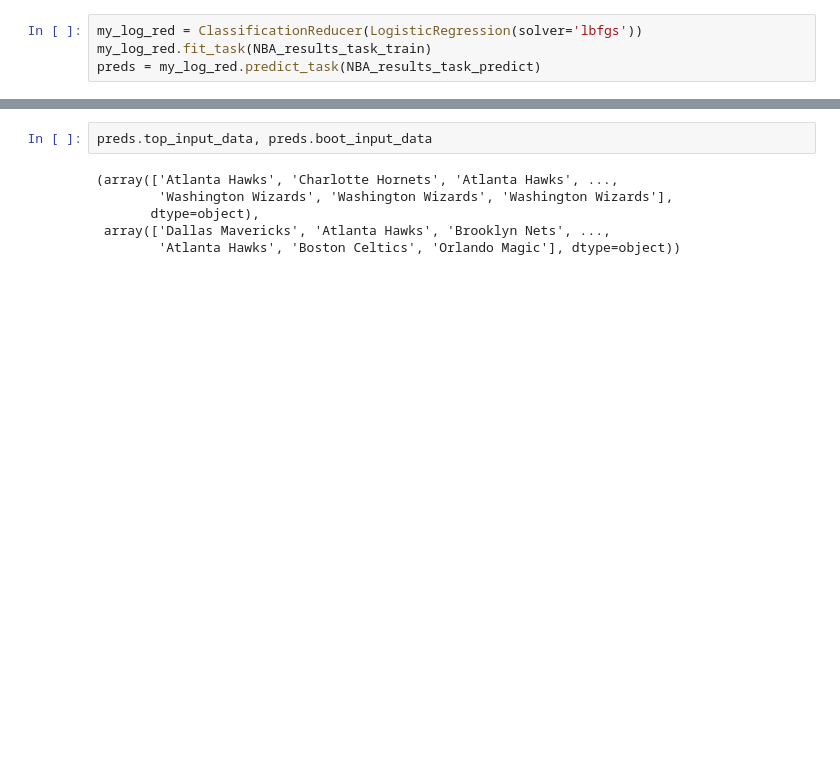
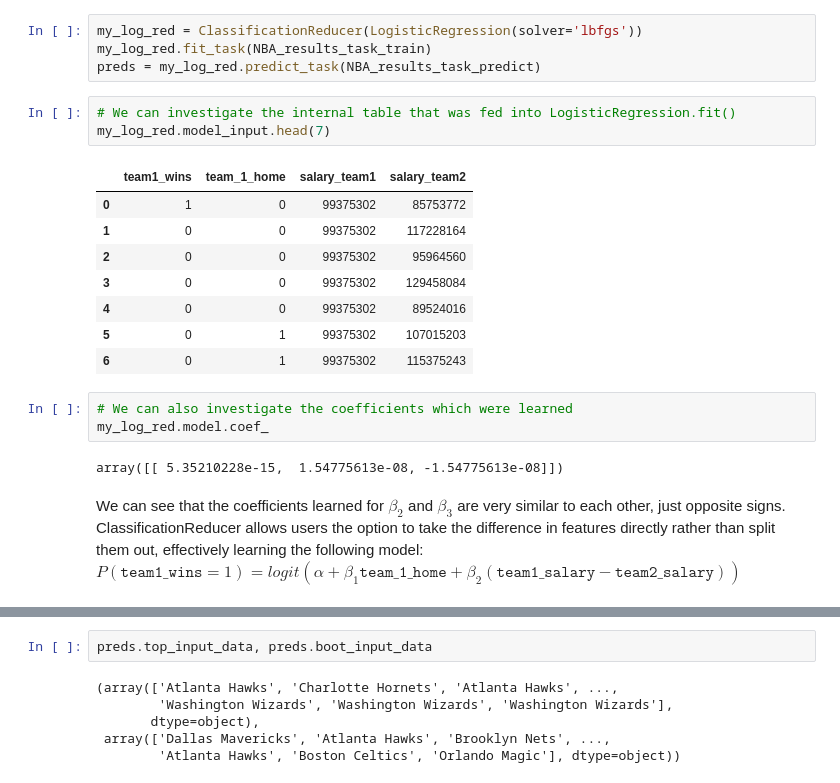
Before and after one commit to skpref/skpref, a Jupyter notebook: source/example_using_sports_data.ipynb, the cells around one changed output, grey strips where cells are left out. Drawn from its saved outputs; the diff is of its cells as text; blank space fills up the shorter version.

```diff
--- a/source/example_using_sports_data.ipynb
+++ b/source/example_using_sports_data.ipynb
@@ -284,3 +297,23 @@ NBA_results_task_predict = PairwiseComparisonTask(
 my_log_red = ClassificationReducer(LogisticRegression(solver='lbfgs'))
 my_log_red.fit_task(NBA_results_task_train)
 preds = my_log_red.predict_task(NBA_results_task_predict)
+# %%
+# We can investigate the internal table that was fed into LogisticRegression.fit()
+my_log_red.model_input.head(7)
+# %% [output]
+|  | team1_wins | team_1_home | salary_team1 | salary_team2 |
+| 0 | 1 | 0 | 99375302 | 85753772 |
+| 1 | 0 | 0 | 99375302 | 117228164 |
+| 2 | 0 | 0 | 99375302 | 95964560 |
+| 3 | 0 | 0 | 99375302 | 129458084 |
+| 4 | 0 | 0 | 99375302 | 89524016 |
+| 5 | 0 | 1 | 99375302 | 107015203 |
+| 6 | 0 | 1 | 99375302 | 115375243 |
+# %%
+# We can also investigate the coefficients which were learned
+my_log_red.model.coef_
+# %% [output]
+array([[ 5.35210228e-15,  1.54775613e-08, -1.54775613e-08]])
+# %% [markdown]
+We can see that the coefficients learned for $\beta_2$ and $\beta_3$ are very similar to each other, just opposite signs. ClassificationReducer allows users the option to take the difference in features directly rather than split them out, effectively learning the following model:
+$P(\texttt{team1}\_\texttt{wins}=1) = logit(\alpha + \beta_1 \texttt{team}\_\texttt{1}\_\texttt{home} + \beta_2 (\texttt{team1}\_\texttt{salary} - \texttt{team2}\_\texttt{salary}))$
```
Also changed, not shown: parts of 20 cells of this notebook, 22 other files.
